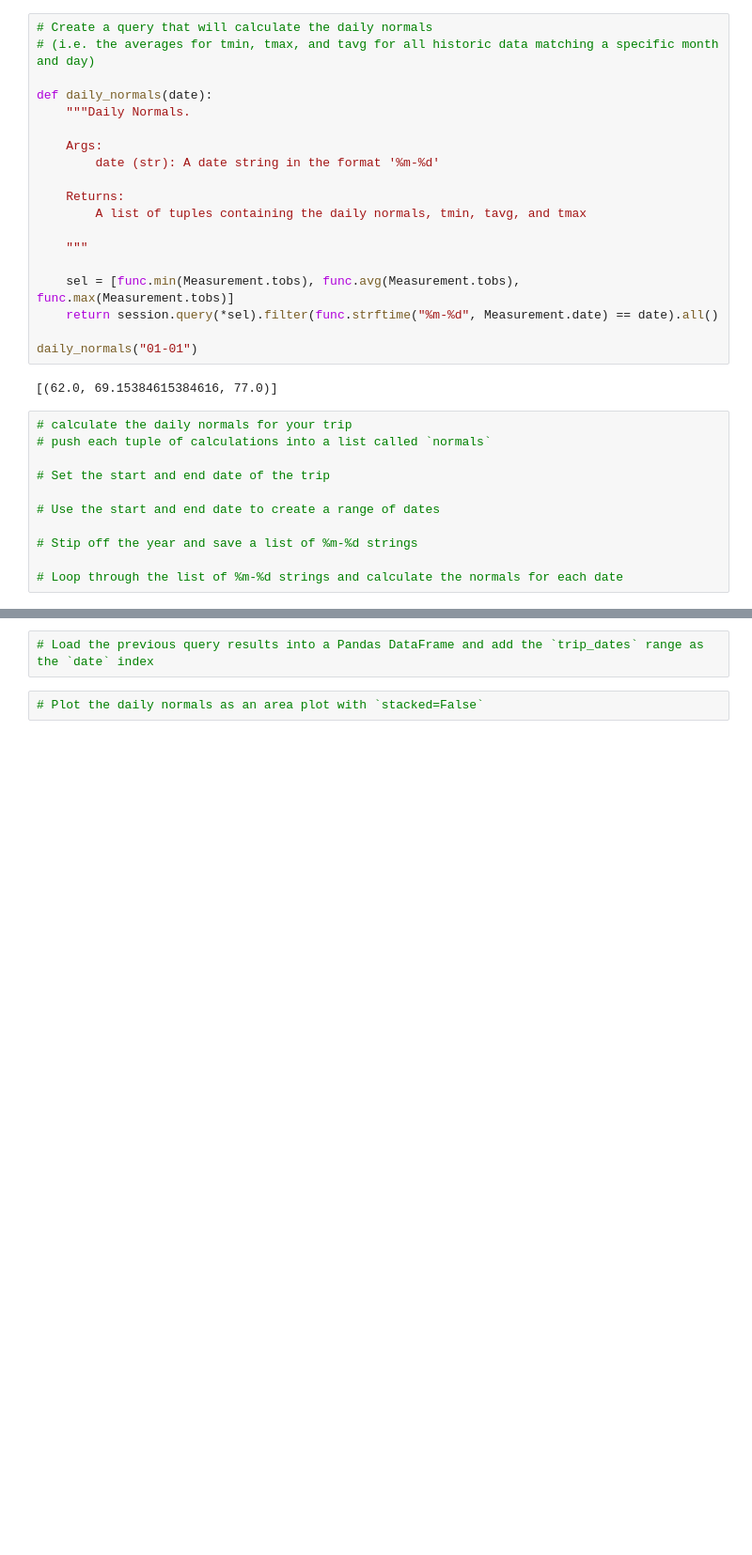
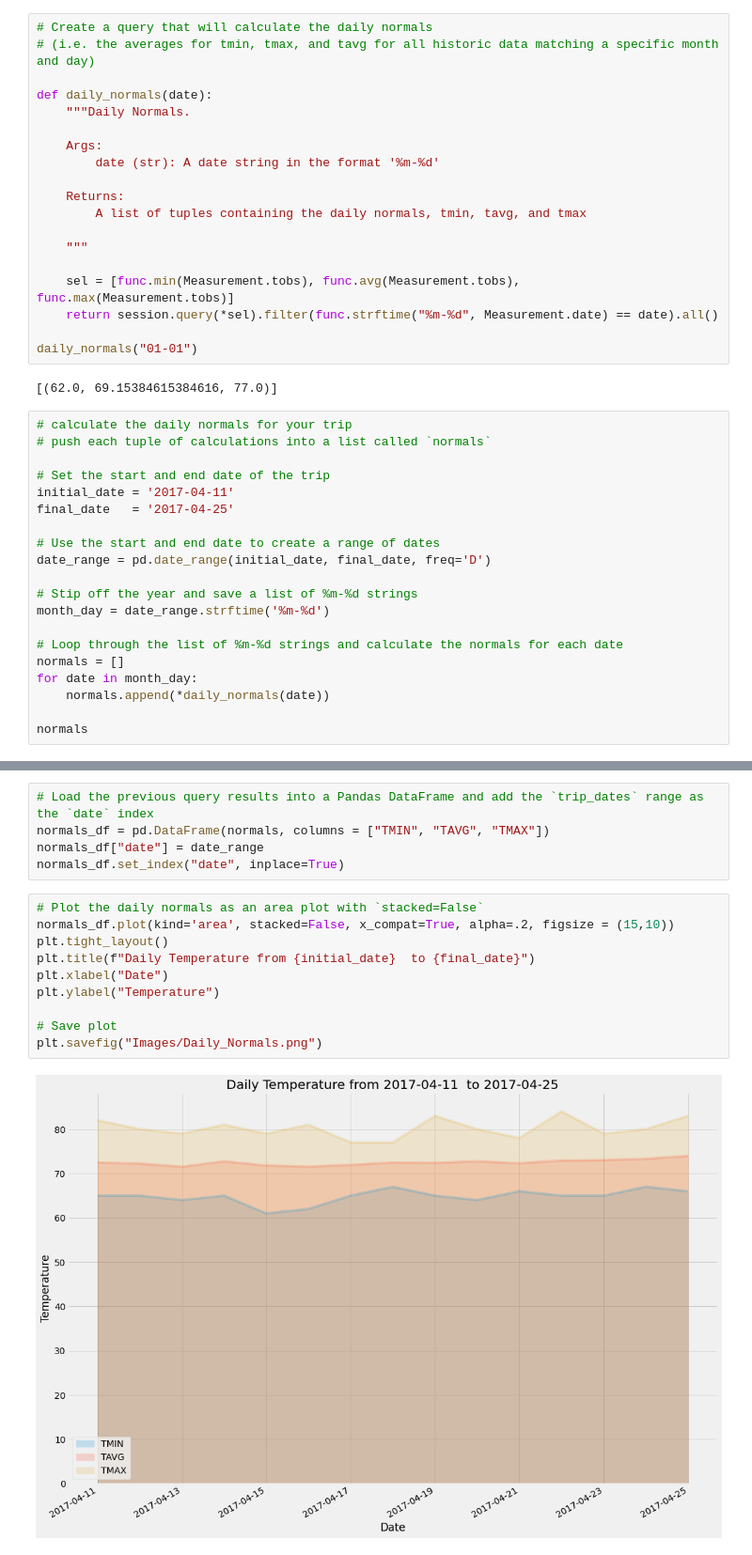
Before and after one commit to Alex8ab/sqlalchemy-challenge, a Jupyter notebook: climate_starter.ipynb, the cells around one changed output, grey strips where cells are left out. Shown: that part at 94% size. Cells and saved outputs as stored; diff of their text form; blank space fills up the shorter version.

```diff
--- a/climate_starter.ipynb
+++ b/climate_starter.ipynb
@@ -259,9 +295,18 @@ daily_normals("01-01")
 # push each tuple of calculations into a list called `normals`
 
 # Set the start and end date of the trip
+initial_date = '2017-04-11'
+final_date   = '2017-04-25'
 
 # Use the start and end date to create a range of dates
+date_range = pd.date_range(initial_date, final_date, freq='D')
 
 # Stip off the year and save a list of %m-%d strings
+month_day = date_range.strftime('%m-%d')
 
 # Loop through the list of %m-%d strings and calculate the normals for each date
+normals = []
+for date in month_day:
+    normals.append(*daily_normals(date))
+
+normals
@@ -268,4 +343,17 @@ daily_normals("01-01")
 # %%
 # Load the previous query results into a Pandas DataFrame and add the `trip_dates` range as the `date` index
+normals_df = pd.DataFrame(normals, columns = ["TMIN", "TAVG", "TMAX"])
+normals_df["date"] = date_range
+normals_df.set_index("date", inplace=True)
-# %%
-# Plot the daily normals as an area plot with `stacked=False`
+# %%
+# Plot the daily normals as an area plot with `stacked=False`
+normals_df.plot(kind='area', stacked=False, x_compat=True, alpha=.2, figsize = (15,10))
+plt.tight_layout()
+plt.title(f"Daily Temperature from {initial_date}  to {final_date}")
+plt.xlabel("Date")
+plt.ylabel("Temperature")
+
+# Save plot
+plt.savefig("Images/Daily_Normals.png")
+# %% [output]
+[figure, added]
```
Also changed, not shown: parts of 11 cells of this notebook, 1 other file.
